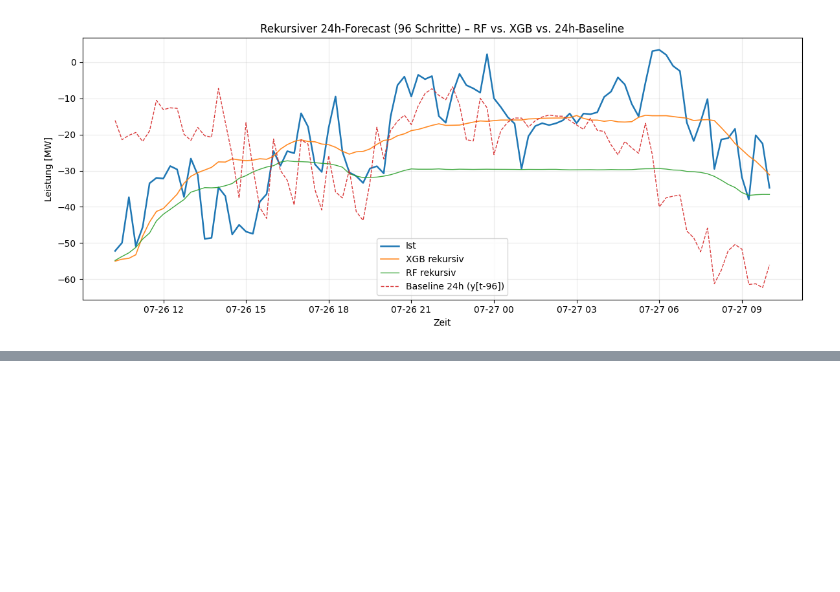
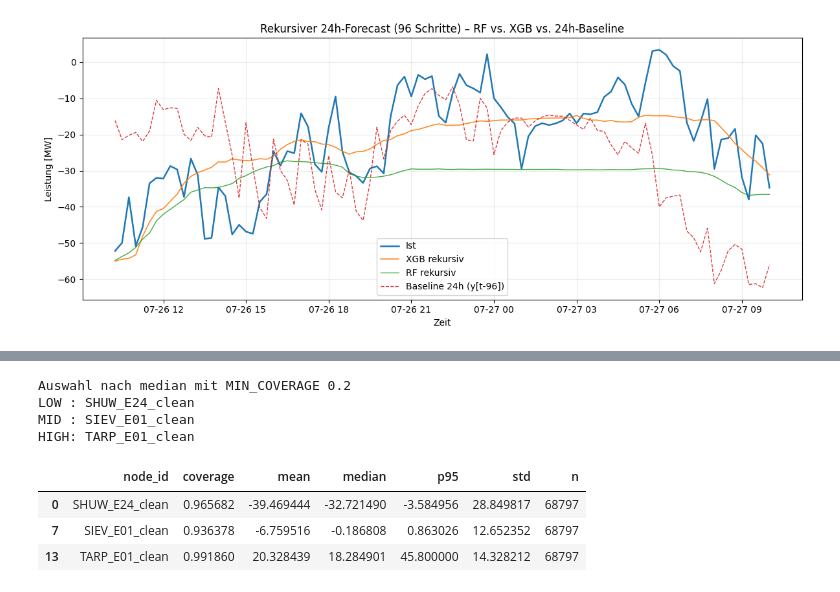
Before and after one commit to Krawinator/masterthesis, a Jupyter notebook: forecasting.ipynb, the cells around one changed output, grey strips where cells are left out. Drawn from its saved outputs; the diff is of its cells as text; code cells hidden in the pictures; blank space fills up the shorter version.

```diff
--- a/forecasting.ipynb
+++ b/forecasting.ipynb
@@ -3558,0 +3685,61 @@ NameError: name 'ts_holdout' is not defined
+# %%
+import pandas as pd
+import numpy as np
+from pathlib import Path
+
+from src.config import CLEAN_TS_DIR
+
+meas_dir = Path(CLEAN_TS_DIR)
+files = sorted(meas_dir.glob("*_hist_clean.csv"))
+assert files, f"Keine *_hist.csv in {meas_dir}"
+
+# --- Parameter ---
+MIN_COVERAGE = 0.20   # z.B. mind. 20% gültige Werte (anpassen)
+SELECT_BY = "median"  # "median" oder "p95" oder "mean"
+
+rows = []
+for p in files:
+    node_id = p.stem.replace("_hist", "")
+    df = pd.read_csv(p, parse_dates=["timestamp"]).sort_values("timestamp")
+    if "P_MW" not in df.columns:
+        continue
+    s = df["P_MW"].astype(float)
+
+    coverage = 1.0 - s.isna().mean()
+    if coverage < MIN_COVERAGE:
+        continue
+
+    rows.append({
+        "node_id": node_id,
+        "coverage": coverage,
+        "mean": float(s.mean(skipna=True)),
+        "median": float(s.median(skipna=True)),
+        "p95": float(s.quantile(0.95)),
+        "std": float(s.std(skipna=True)),
+        "n": int(len(s)),
+    })
+
+stats = pd.DataFrame(rows)
+assert not stats.empty, "Nach Coverage-Filter keine Nodes übrig. MIN_COVERAGE senken."
+
+stats = stats.sort_values(SELECT_BY).reset_index(drop=True)
+
+low_node = stats.iloc[0]["node_id"]
+mid_node = stats.iloc[len(stats)//2]["node_id"]
+high_node = stats.iloc[-1]["node_id"]
+
+print("Auswahl nach", SELECT_BY, "mit MIN_COVERAGE", MIN_COVERAGE)
+print("LOW :", low_node)
+print("MID :", mid_node)
+print("HIGH:", high_node)
+
+display(stats.loc[stats["node_id"].isin([low_node, mid_node, high_node])])
+# %% [output]
+Auswahl nach median mit MIN_COVERAGE 0.2
+LOW : SHUW_E24_clean
+MID : SIEV_E01_clean
+HIGH: TARP_E01_clean
+|  | node_id | coverage | mean | median | p95 | std | n |
+| 0 | SHUW_E24_clean | 0.965682 | -39.469444 | -32.721490 | -3.584956 | 28.849817 | 68797 |
+| 7 | SIEV_E01_clean | 0.936378 | -6.759516 | -0.186808 | 0.863026 | 12.652352 | 68797 |
+| 13 | TARP_E01_clean | 0.991860 | 20.328439 | 18.284901 | 45.800000 | 14.328212 | 68797 |
```
Also changed, not shown: parts of 7 cells of this notebook, 10 other files.
